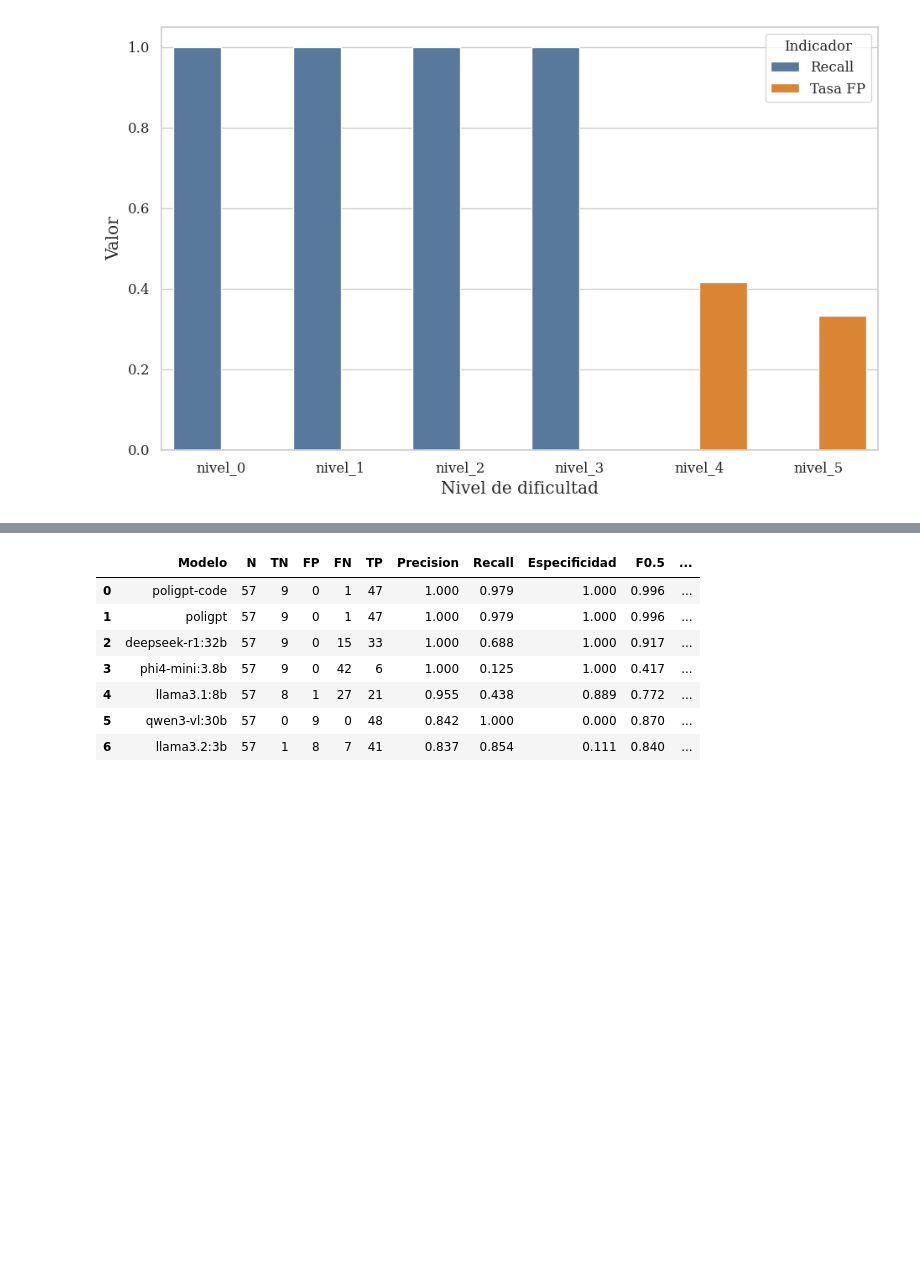
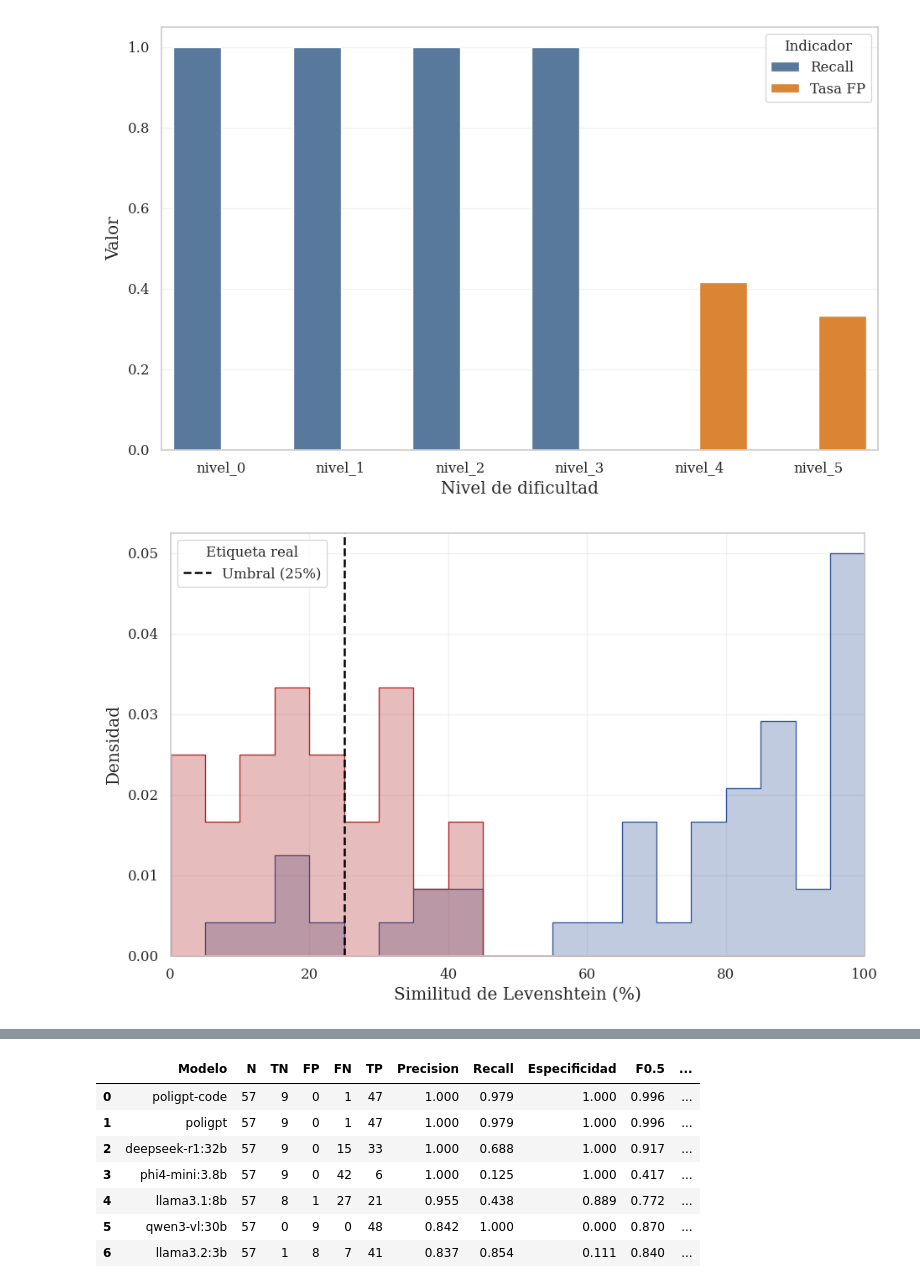
Before and after one commit to Hervaas8/practicas_uv, a Jupyter notebook: evaluacion_plagion_sintetico.ipynb, the cells around one changed output, grey strips where cells are left out. Cells and saved outputs as stored; diff of their text form; code cells hidden in the pictures; blank space fills up the shorter version.

```diff
--- a/evaluacion_plagion_sintetico.ipynb
+++ b/evaluacion_plagion_sintetico.ipynb
@@ -869,3 +893,48 @@ plt.show()
 [figure]
 [figure]
 [figure]
+# %%
+
+PALETA_METRICAS = {
+    "Precision": "#08306B",   # azul muy oscuro
+    "Recall": "#2171B5",      # azul medio
+    "F0.5": "#4292C6",        # azul claro-medio
+    "F1": "#6BAED6",          # azul claro
+    "F2": "#9ECAE1"           # azul muy claro
+}
+plt.figure(figsize=(8, 5))
+
+sns.histplot(
+    data=df,
+    x="sim_levenshtein_pct",
+    hue="etiqueta_real_norm",
+    hue_order=ORDEN_CLASES,
+    bins=np.linspace(0, 100, 21),
+    stat="density",
+    common_norm=False,
+    element="step",
+    fill=True,
+    alpha=0.30,
+    palette=PALETA_CLASES
+)
+
+plt.axvline(
+    umbral_pct,
+    color="black",
+    linestyle="--",
+    linewidth=1.5,
+    label=f"Umbral ({umbral_pct:.0f}%)"
+)
+
+plt.xlabel("Similitud de Levenshtein (%)")
+plt.ylabel("Densidad")
+plt.xlim(0, 100)
+
+handles, labels = plt.gca().get_legend_handles_labels()
+plt.legend(title="Etiqueta real")
+
+plt.tight_layout()
+guardar_figura("fase1_distribucion_similitud")
+plt.show()
+# %% [output]
+[figure, added]
```
Also changed, not shown: parts of 8 cells of this notebook, 26 other files.
